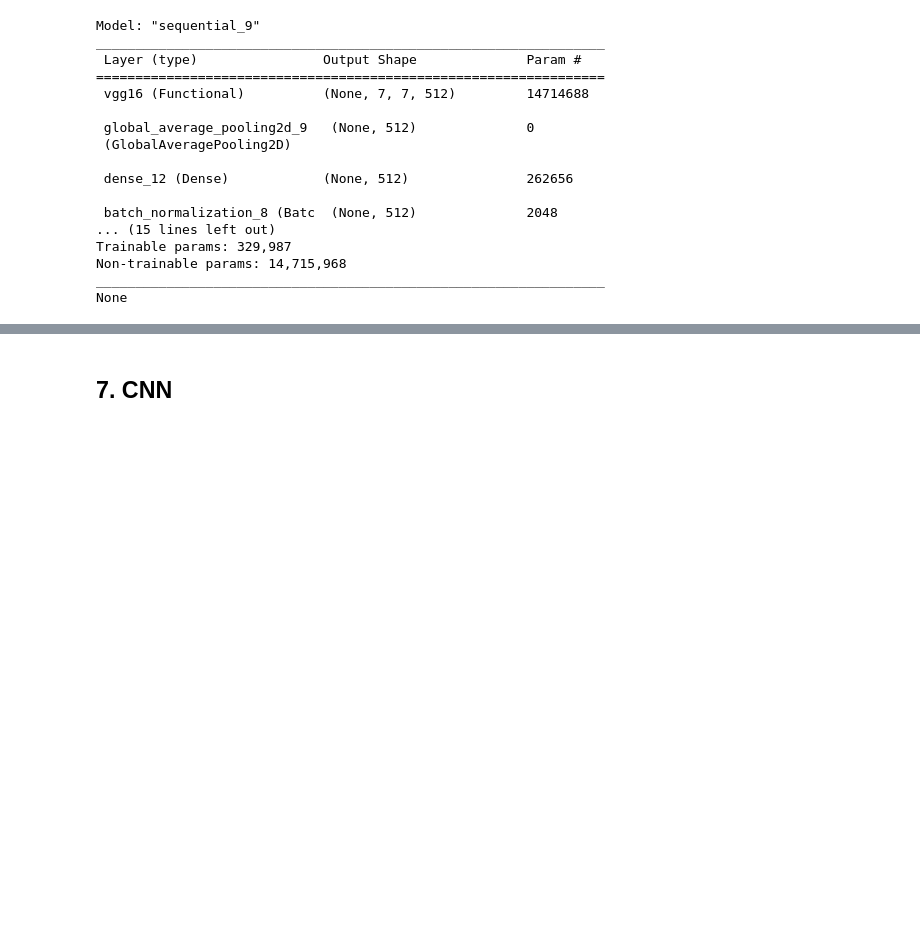
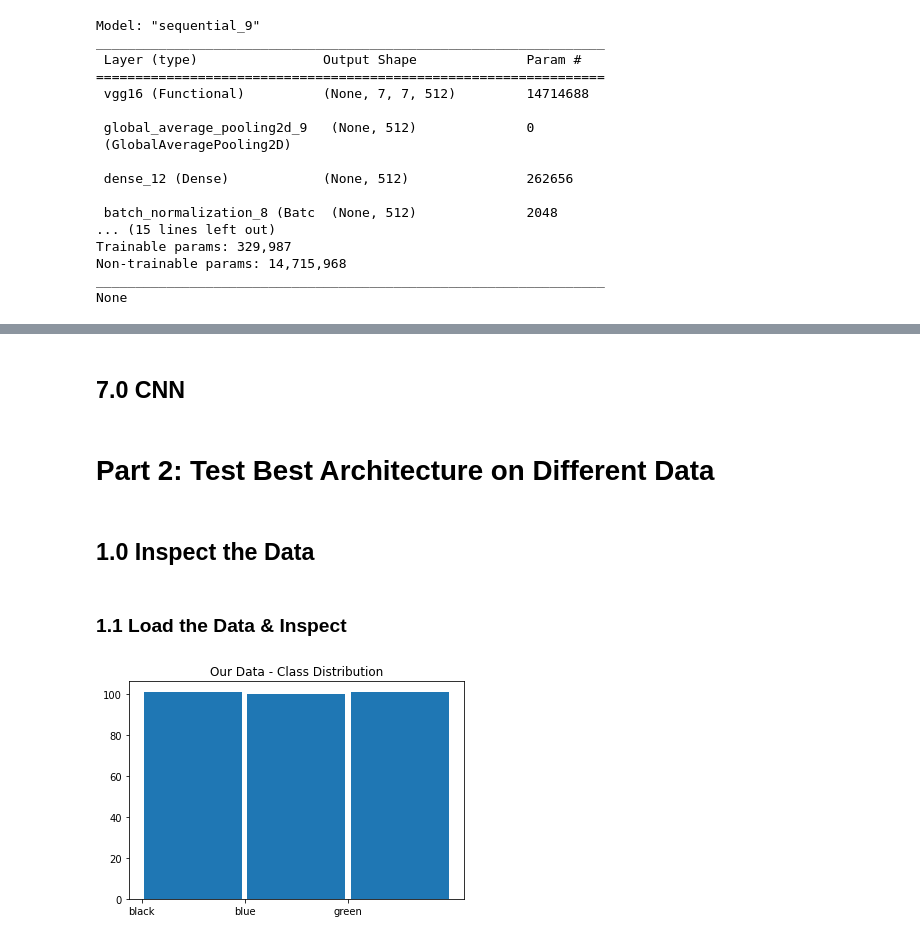
Before and after one commit to R-Ram95/ENEL645-garbage-classification, a Jupyter notebook: enel645_final_project.ipynb, the cells around one changed output, grey strips where cells are left out. Drawn from its saved outputs; the diff is of its cells as text; code cells hidden in the pictures; blank space fills up the shorter version.

```diff
--- a/enel645_final_project.ipynb
+++ b/enel645_final_project.ipynb
@@ -385,2 +497,20 @@ None
 # %% [markdown]
-## 7. CNN
+## 7.0 CNN
+# %% [markdown]
+# Part 2: Test Best Architecture on Different Data
+# %% [markdown]
+## 1.0 Inspect the Data
+# %% [markdown]
+### 1.1 Load the Data & Inspect
+# %%
+# data file paths
+our_data_path = '/temp/Data/OurData'
+full_data_path = '/temp/Data/Full'
+kaggle_data_path = '/temp/Data/KaggleData'
+enel_kaggle_data_path = '/temp/Data/Prof_Kaggle'
+enel_data_path = '/temp/Data/ProfsData'
+# %%
+# Our Data
+plot_dist('Our Data - Class Distribution', our_data_path)
+# %% [output]
+[figure, added]
```
Also changed, not shown: parts of 35 cells of this notebook.
